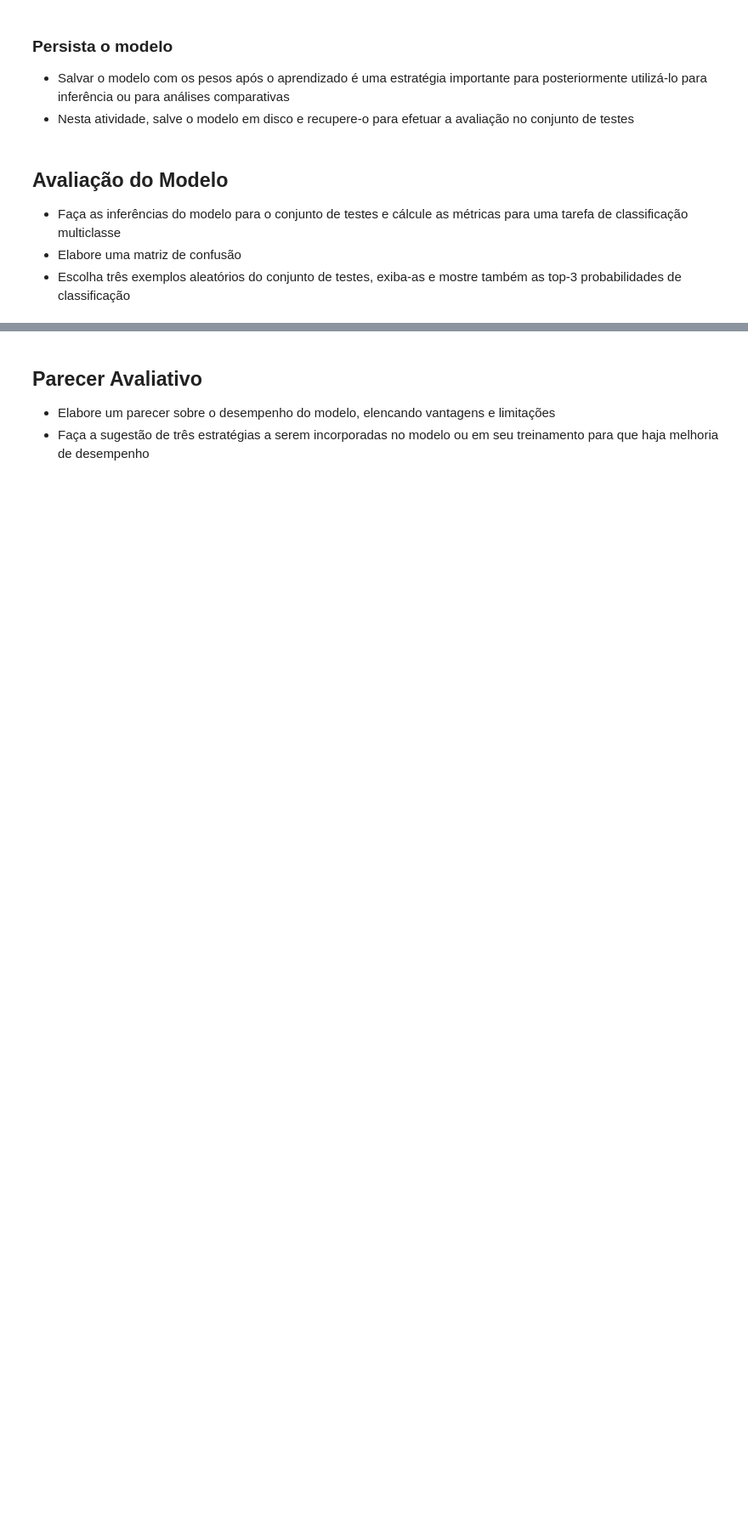
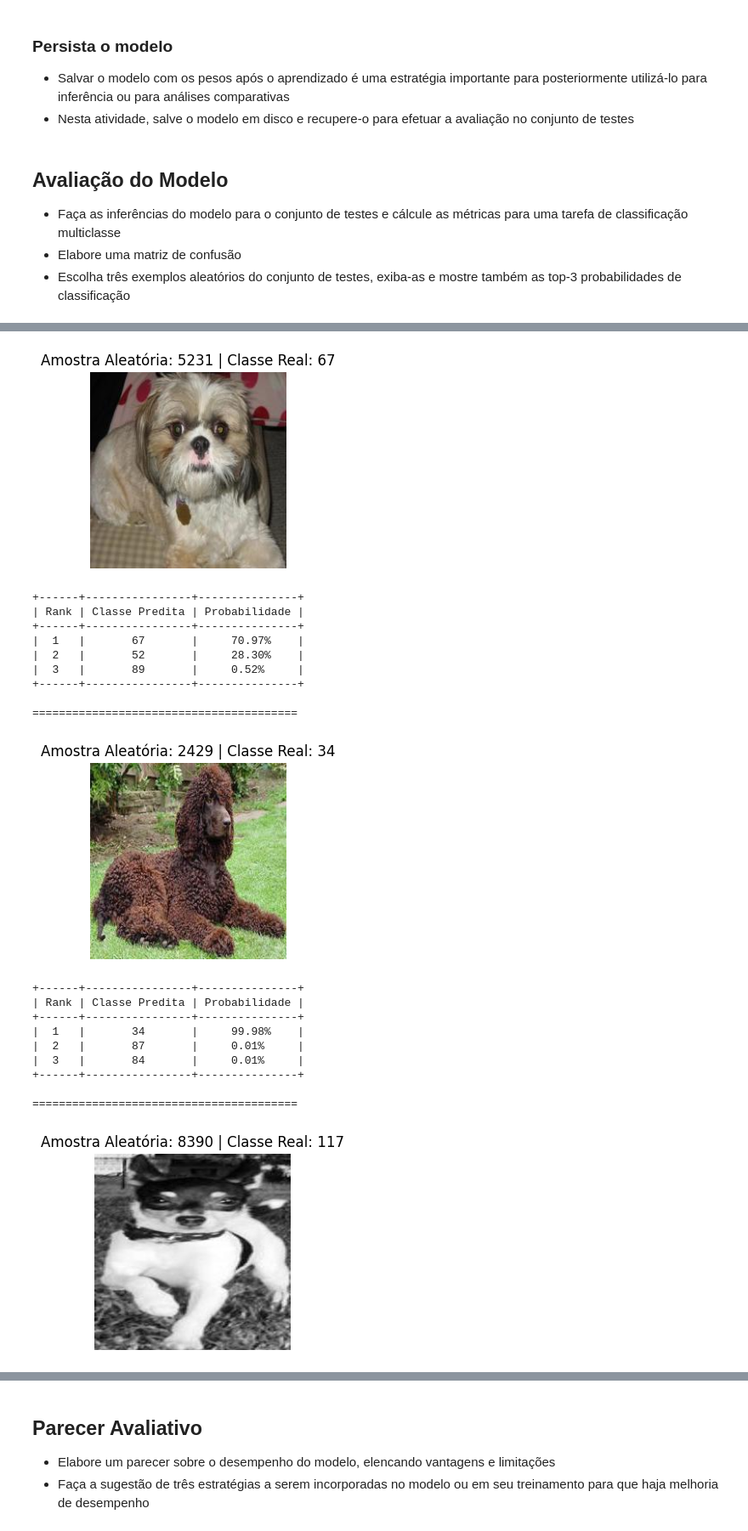
Before and after one commit to andradepv/AlexNet-CNN, a Jupyter notebook: atv-topicos1.ipynb, the cells around one changed output, grey strips where cells are left out. Shown at 85% size. Cells and saved outputs as stored; diff of their text form; code cells hidden in the pictures; blank space fills up the shorter version.

```diff
--- a/atv-topicos1.ipynb
+++ b/atv-topicos1.ipynb
@@ -447,33 +489,61 @@ plt.show()
 # %%
-# Busca apenas 1 batch para amostras
-images, labels = next(iter(test_loader))
+# Quantidade total de imagens no conjunto de teste
+total_images = len(test_dataset)
 
-indices = random.sample(range(len(images)), 3)
+# Escolhe 3 índices aleatórios do dataset inteiro
+indices = random.sample(range(total_images), 3)
 
 for idx in indices:
+    image, label = test_dataset[idx]
 
-    image = images[idx].unsqueeze(0).to(device)
+    img_display = image.numpy().transpose((1, 2, 0))
+    img_display = img_display * 0.5 + 0.5
+    img_display = np.clip(img_display, 0, 1)
+
+    img_tensor = image.unsqueeze(0).to(device)
 
     with torch.no_grad():
-        outputs = model(image)
-
-        # Transforma logits em probabilidade
+        outputs = model(img_tensor)
         probs = torch.softmax(outputs, dim=1)
-
-        # Armazena os top 3
         top_probs, top_classes = torch.topk(probs, 3)
 
+    plt.figure(figsize=(3, 3))
+    plt.imshow(img_display)
+    plt.title(f"Amostra Aleatória: {idx} | Classe Real: {label}")
+    plt.axis('off')
+    plt.show()
+
     table_top3 = PrettyTable()
-    table_top3.field_names = ['Amostra aleatória', 'Classe real', 'Rank', 'Classe', 'Probabilidade']
+    table_top3.field_names = ['Rank', 'Classe Predita', 'Probabilidade']
 
     for i in range(3):
         table_top3.add_row([
-            idx,
-            labels[idx].item(),
             i+1,
             int(top_classes[0][i]),
-            float(top_probs[0][i])
+            f"{float(top_probs[0][i]) * 100:.2f}%"
         ])
 
-table_top3.title = "Top 3 probabilidades das amostras"
-print(table_top3)
+    print(table_top3)
+    print("\n" + "="*40 + "\n")
+# %% [output]
+[figure, added]
++------+----------------+---------------+
+| Rank | Classe Predita | Probabilidade |
++------+----------------+---------------+
+|  1   |       67       |     70.97%    |
+|  2   |       52       |     28.30%    |
+|  3   |       89       |     0.52%     |
++------+----------------+---------------+
+
+========================================
+[figure, added]
++------+----------------+---------------+
+| Rank | Classe Predita | Probabilidade |
++------+----------------+---------------+
+|  1   |       34       |     99.98%    |
+|  2   |       87       |     0.01%     |
+|  3   |       84       |     0.01%     |
++------+----------------+---------------+
+
+========================================
+[figure, added]
```
Also changed, not shown: parts of 13 cells of this notebook, 2 other files.
